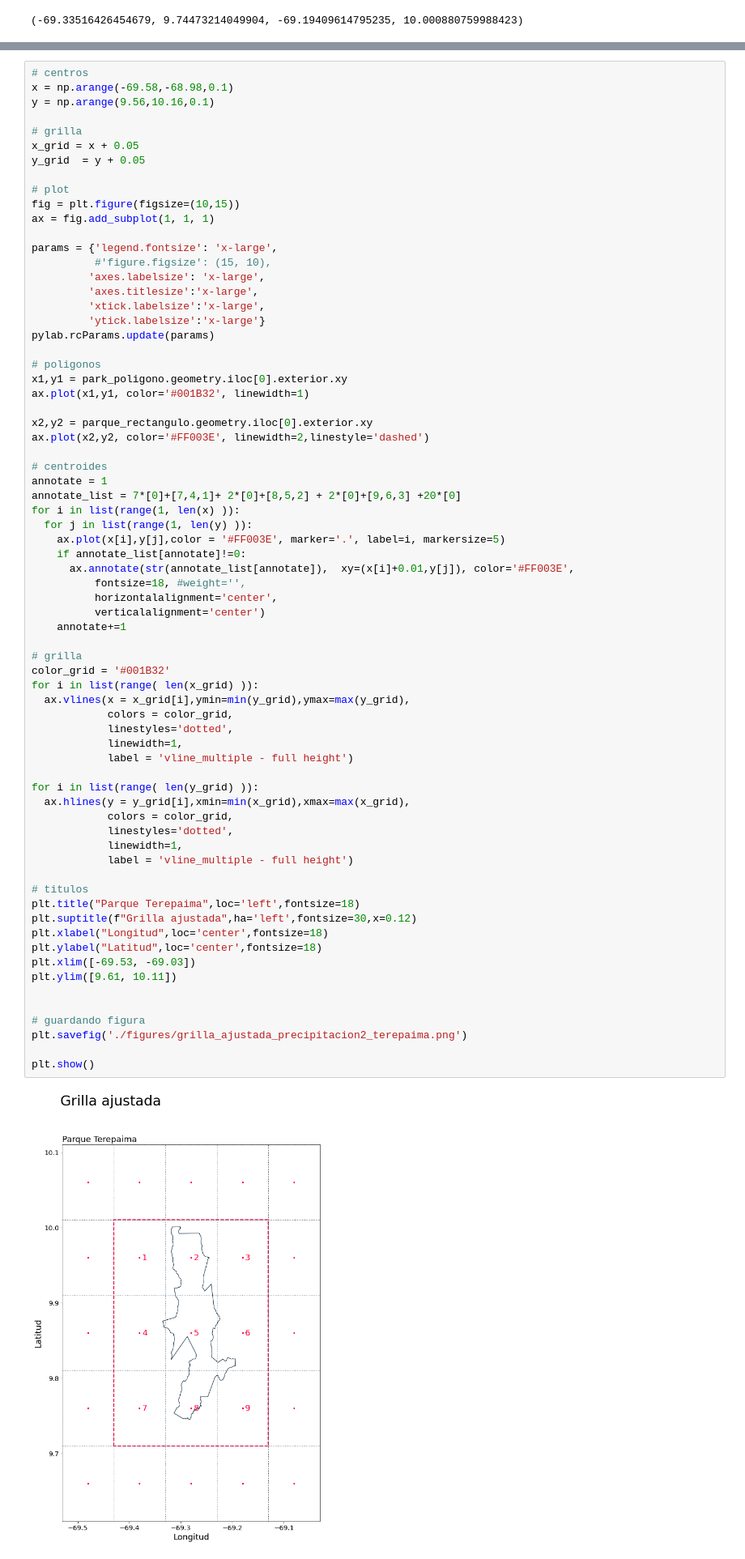
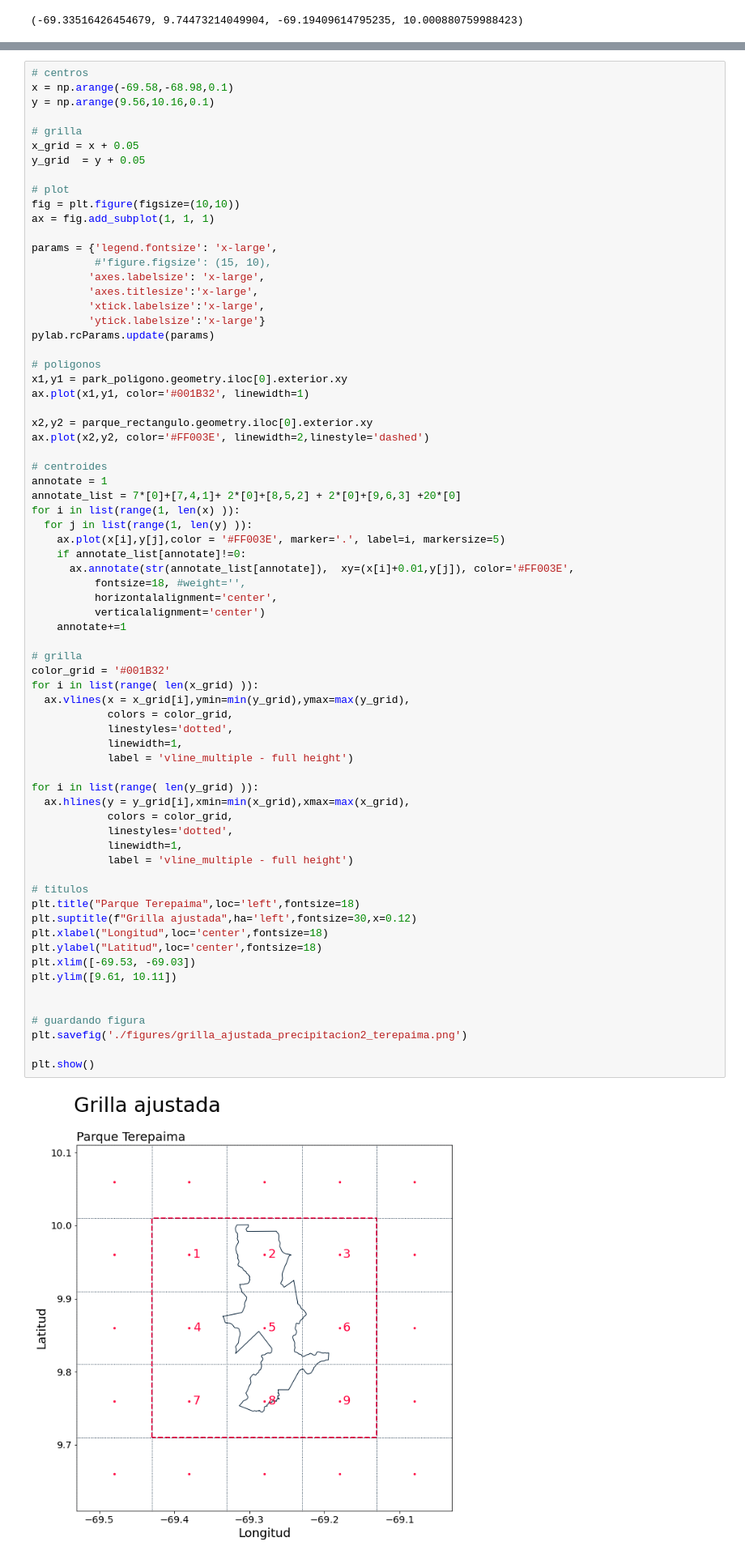
Before and after one commit to esglobe/geet-metview, a Jupyter notebook: terepaima/code/1_definir_area_terepaima.ipynb, the cells around one changed output, grey strips where cells are left out. Shown at 81% size. Saved outputs shown, nothing was run; the diff lists cells and outputs as text.

```diff
--- a/terepaima/code/1_definir_area_terepaima.ipynb
+++ b/terepaima/code/1_definir_area_terepaima.ipynb
@@ -194,7 +194,7 @@ x_grid = x + 0.05
 y_grid  = y + 0.05
 
 # plot
-fig = plt.figure(figsize=(10,15))
+fig = plt.figure(figsize=(10,10))
 ax = fig.add_subplot(1, 1, 1)
 
 params = {'legend.fontsize': 'x-large',
@@ -228,34 +228,34 @@ for i in list(range(1, len(x) )):
 # grilla
 color_grid = '#001B32'
 for i in list(range( len(x_grid) )):
   ax.vlines(x = x_grid[i],ymin=min(y_grid),ymax=max(y_grid),
             colors = color_grid,
             linestyles='dotted',
             linewidth=1,
             label = 'vline_multiple - full height')
 
 for i in list(range( len(y_grid) )):
   ax.hlines(y = y_grid[i],xmin=min(x_grid),xmax=max(x_grid),
             colors = color_grid,
             linestyles='dotted',
             linewidth=1,
             label = 'vline_multiple - full height')
 
 # titulos
 plt.title("Parque Terepaima",loc='left',fontsize=18)
 plt.suptitle(f"Grilla ajustada",ha='left',fontsize=30,x=0.12)
 plt.xlabel("Longitud",loc='center',fontsize=18)
 plt.ylabel("Latitud",loc='center',fontsize=18)
 plt.xlim([-69.53, -69.03])
 plt.ylim([9.61, 10.11])
 
 
 # guardando figura
 plt.savefig('./figures/grilla_ajustada_precipitacion2_terepaima.png')
 
 plt.show()
 # %% [output]
-[figure, old version]
+[figure, new version]
 # %%
 # guardando poligono
 parque_rectangulo.to_file("./polygons/rectangle/rectangulo_terepaima.shp")
```
Also changed, not shown: 8 other files.
